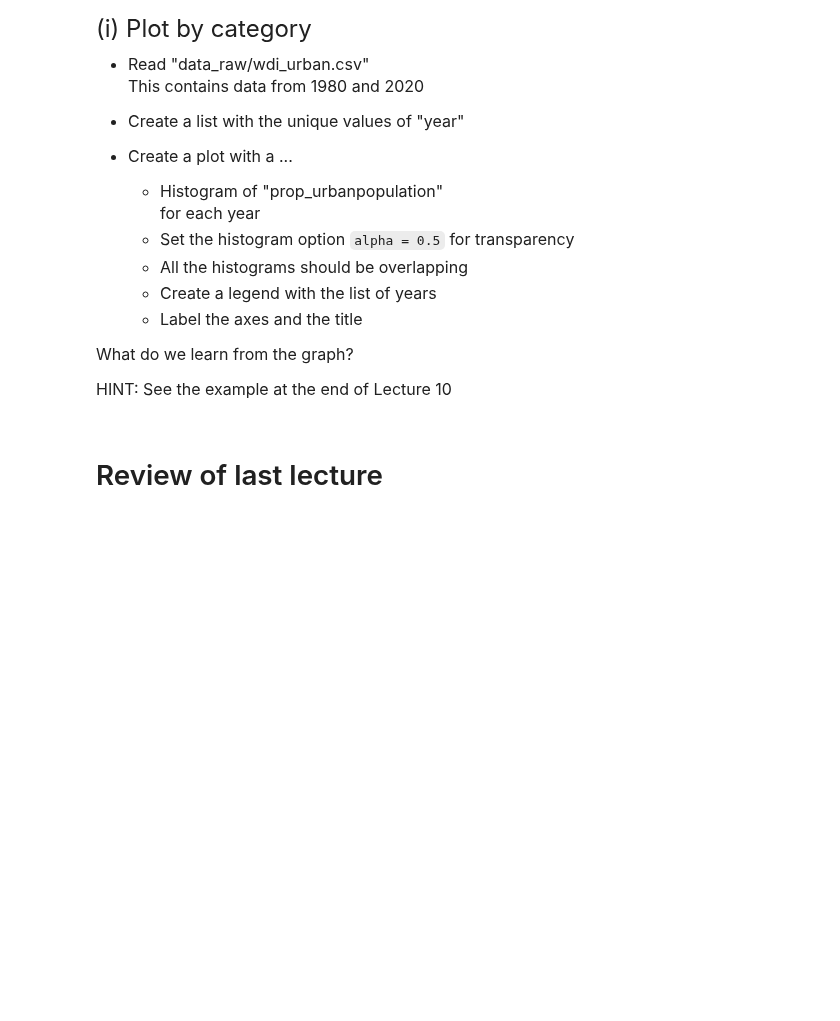
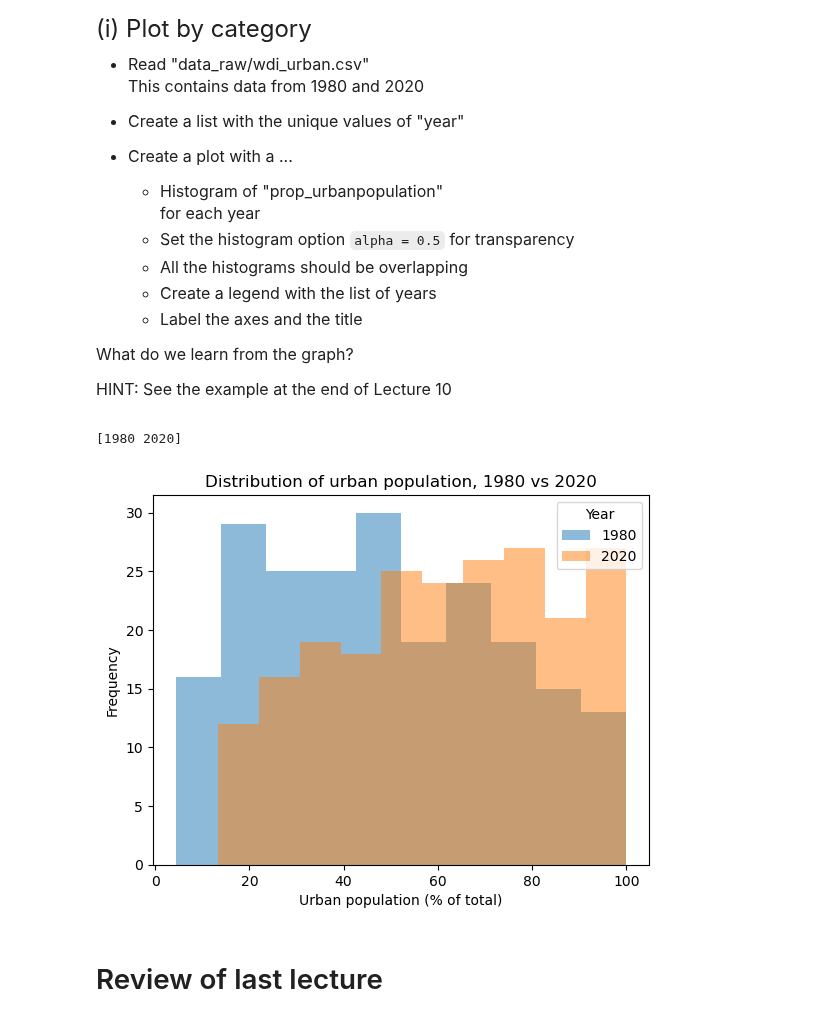
Before and after one commit to xueqiancheng8/datasci530fall2026, a Jupyter notebook: Lecture 02/Lecture 2 - Exercises.ipynb, the cells around one changed output. Cells and saved outputs as stored; diff of their text form; code cells hidden in the pictures; blank space fills up the shorter version.

```diff
--- a/Lecture 02/Lecture 2 - Exercises.ipynb
+++ b/Lecture 02/Lecture 2 - Exercises.ipynb
@@ -187,3 +310,25 @@ HINT: See the example at the end of Lecture 10
+# %%
+# Write your own code
+
+wdi_urban = pd.read_csv("data_raw/wdi_urban.csv")
+
+list_unique_years = pd.unique(wdi_urban["year"])
+print(list_unique_years)
+
+# One overlapping histogram per year
+for time in list_unique_years:
+    df = wdi_urban.query("year == @time")
+    plt.hist(x = df["prop_urbanpopulation"], alpha = 0.5)
+
+plt.xlabel("Urban population (% of total)")
+plt.ylabel("Frequency")
+plt.title("Distribution of urban population, 1980 vs 2020")
+plt.legend(labels = list_unique_years,
+           title  = "Year")
+plt.show()
+# %% [output]
+[1980 2020]
+[figure, added]
 # %% [markdown]
 # Review of last lecture
 # %% [markdown]
```
Also changed, not shown: parts of 20 cells of this notebook, 3 other files.
